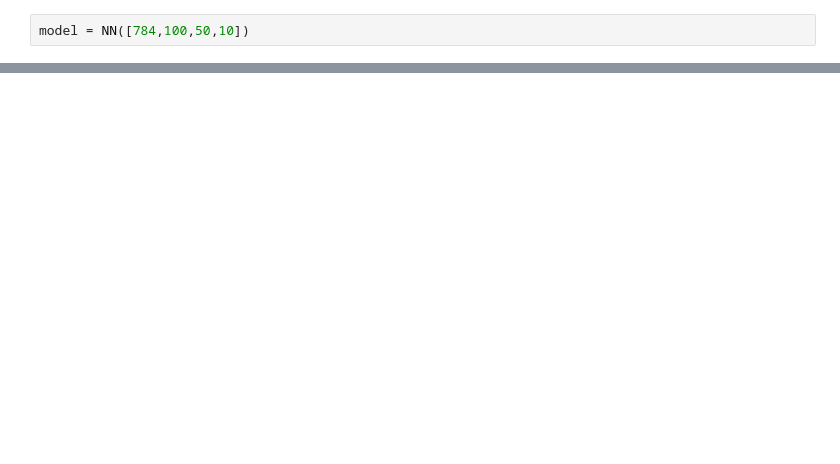
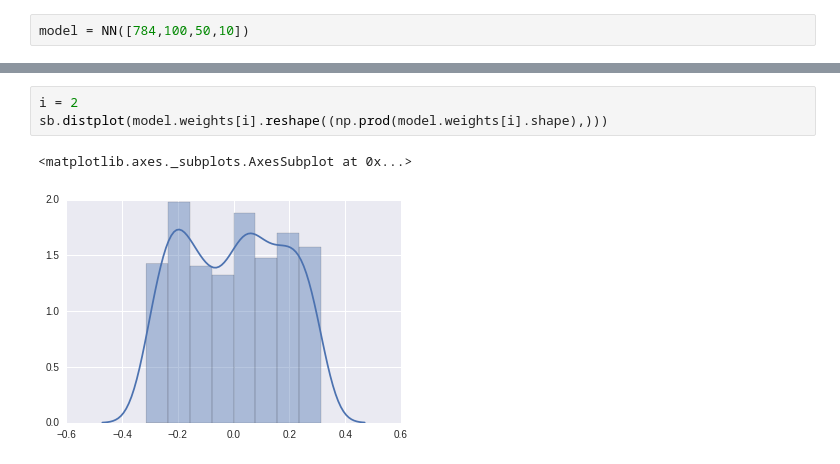
Before and after one commit to chahuja/deeplearning-python, a Jupyter notebook: hw1/backprob.ipynb, the cells around one changed output, grey strips where cells are left out. Saved outputs shown, nothing was run; the diff lists cells and outputs as text; blank space fills up the shorter version.

```diff
--- a/hw1/backprob.ipynb
+++ b/hw1/backprob.ipynb
@@ -113,3 +120,9 @@ matrix([[ 0.10223401,  0.10233019,  0.09950957,  0.08852853,  0.12924227,
+# %%
+i = 2
+sb.distplot(model.weights[i].reshape((np.prod(model.weights[i].shape),)))
+# %% [output]
+<matplotlib.axes._subplots.AxesSubplot at 0x...>
+[figure, added]
 # %%
 print([model.weights[i].shape for i in range(len(model.weights))])
 # %% [output]
```
Also changed, not shown: parts of 11 cells of this notebook.
